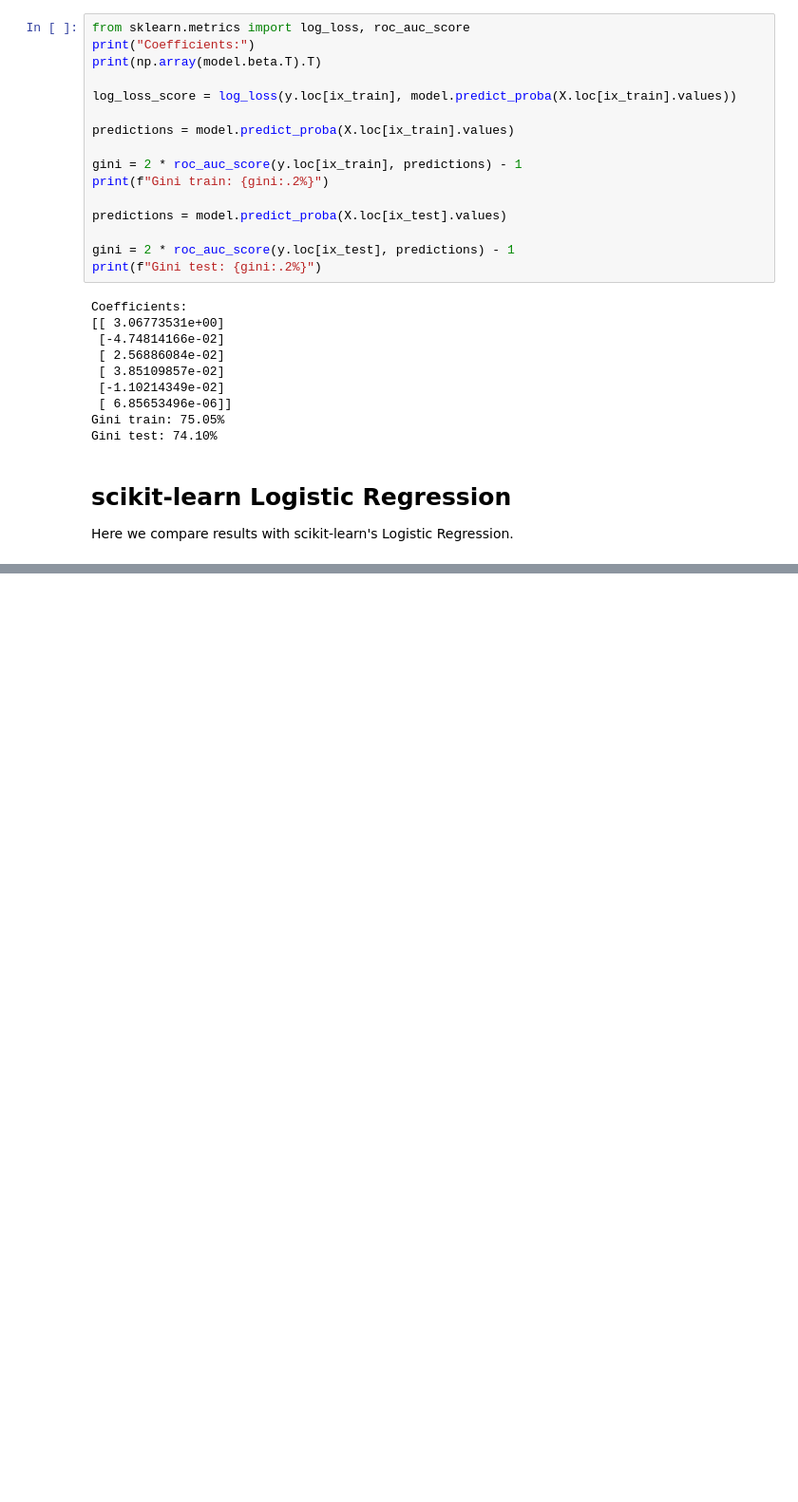
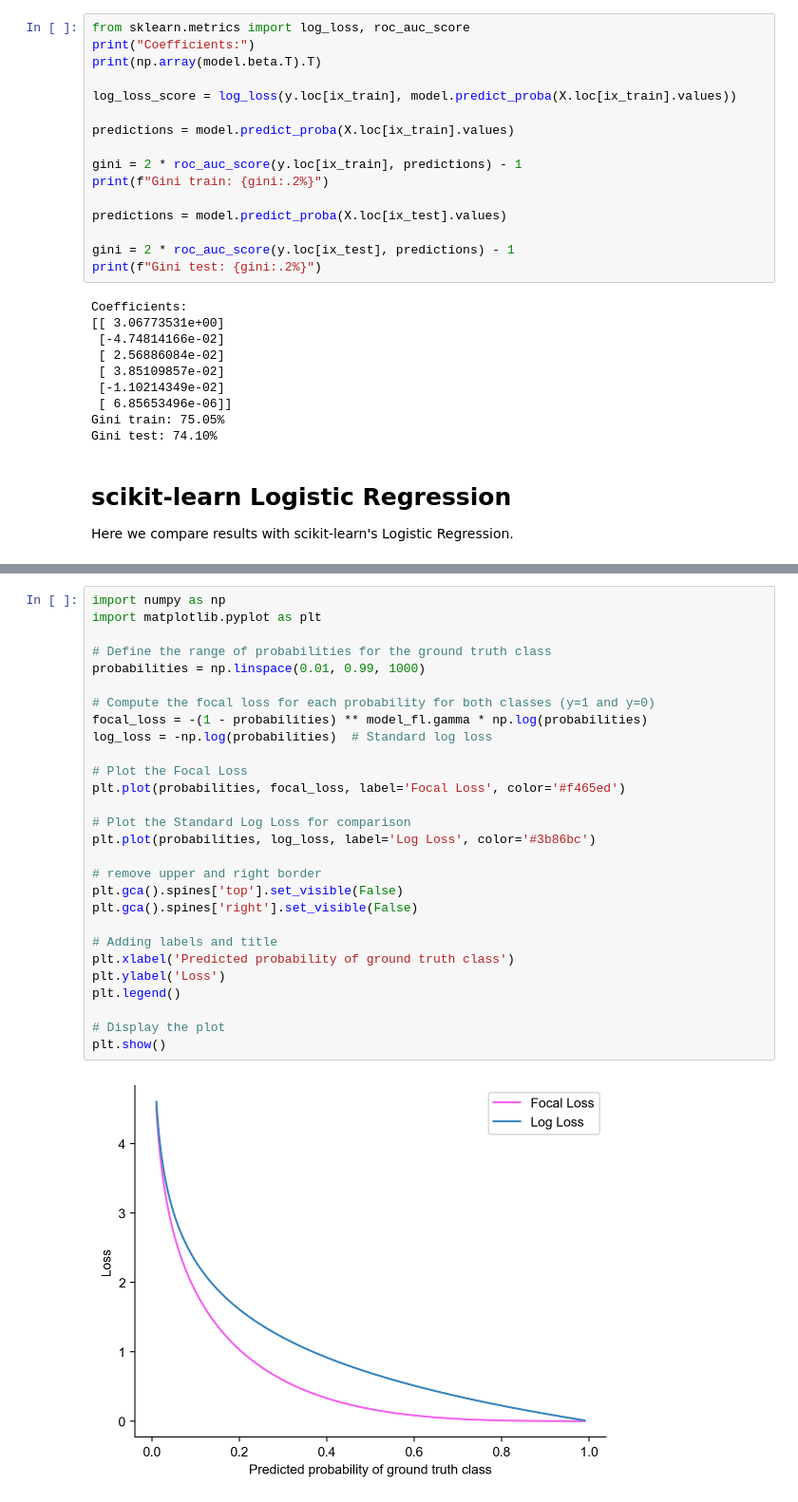
Before and after one commit to deburky/calibration, a Jupyter notebook: loss-functions/fisher-scoring.ipynb, the cells around one changed output, grey strips where cells are left out. Shown at 95% size. Drawn from its saved outputs; the diff is of its cells as text; blank space fills up the shorter version.

```diff
--- a/loss-functions/fisher-scoring.ipynb
+++ b/loss-functions/fisher-scoring.ipynb
@@ -307,0 +492,30 @@ plt.show()
+# %%
+import numpy as np
+import matplotlib.pyplot as plt
+
+# Define the range of probabilities for the ground truth class
+probabilities = np.linspace(0.01, 0.99, 1000)
+
+# Compute the focal loss for each probability for both classes (y=1 and y=0)
+focal_loss = -(1 - probabilities) ** model_fl.gamma * np.log(probabilities)
+log_loss = -np.log(probabilities)  # Standard log loss
+
+# Plot the Focal Loss
+plt.plot(probabilities, focal_loss, label='Focal Loss', color='#f465ed')
+
+# Plot the Standard Log Loss for comparison
+plt.plot(probabilities, log_loss, label='Log Loss', color='#3b86bc')
+
+# remove upper and right border
+plt.gca().spines['top'].set_visible(False)
+plt.gca().spines['right'].set_visible(False)
+
+# Adding labels and title
+plt.xlabel('Predicted probability of ground truth class')
+plt.ylabel('Loss')
+plt.legend()
+
+# Display the plot
+plt.show()
+# %% [output]
+[figure, added]
```
Also changed, not shown: parts of 12 cells of this notebook.
